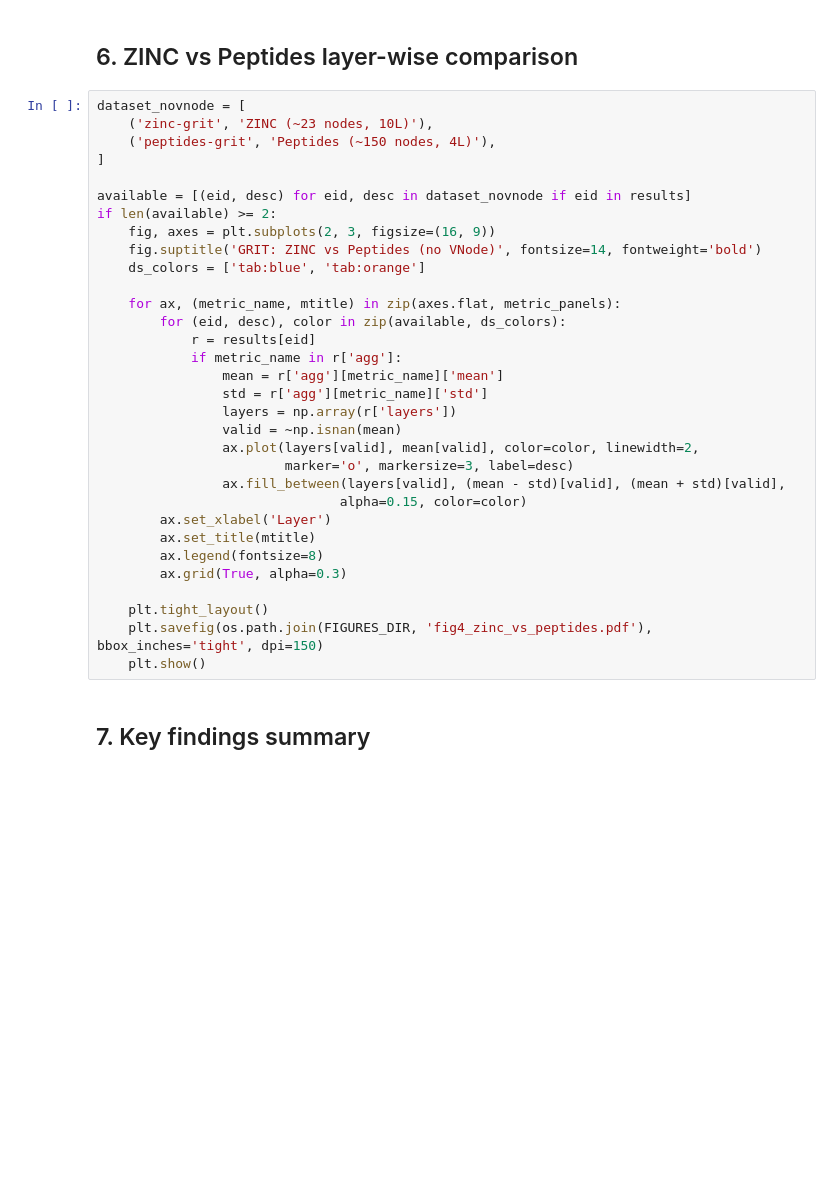
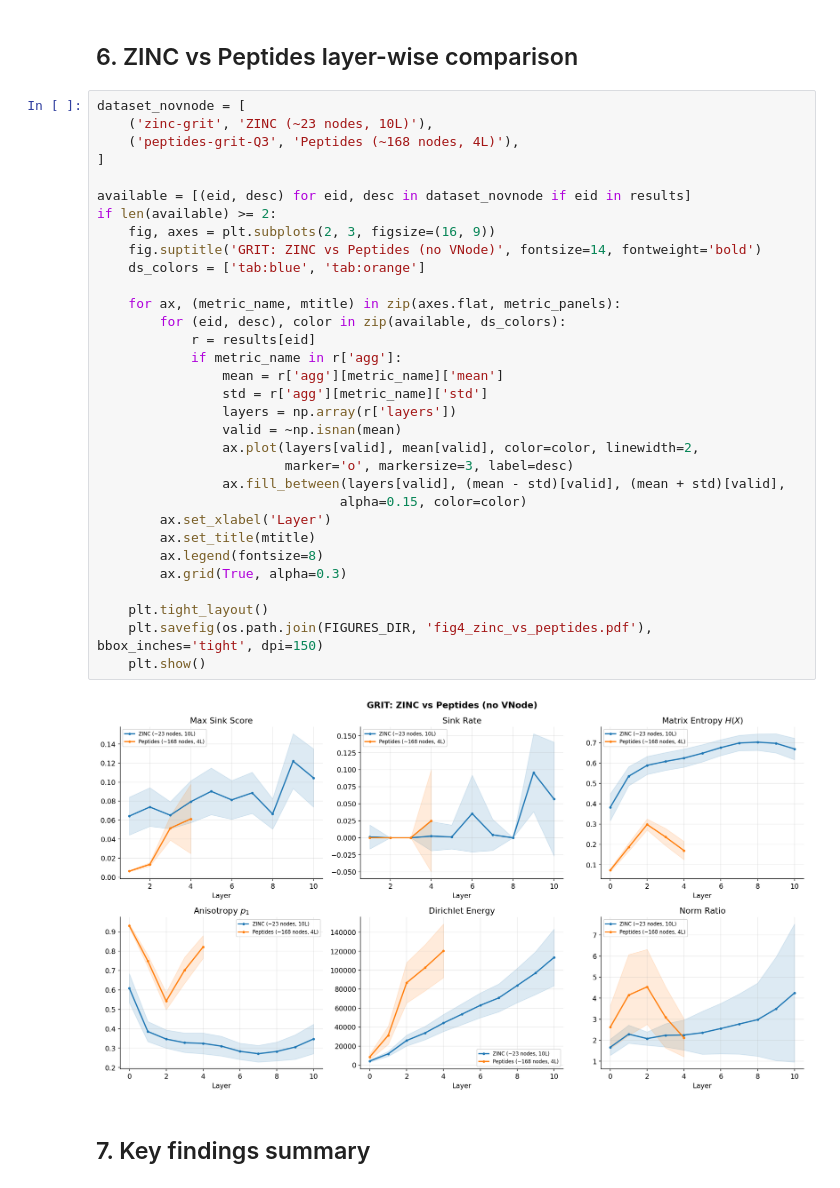
Before and after one commit to alexandre-bismuth/Geometric-Deep-Learning, a Jupyter notebook: Mini-Project/source/notebooks/01_cross_dataset.ipynb, the cells around one changed output. Saved outputs shown, nothing was run; the diff lists cells and outputs as text; blank space fills up the shorter version.

Commit message:
Add quartile and notebooks GRIT experiment results

```diff
--- a/Mini-Project/source/notebooks/01_cross_dataset.ipynb
+++ b/Mini-Project/source/notebooks/01_cross_dataset.ipynb
@@ -214,35 +244,37 @@ for novn_id, vn_id, title in vnode_pairs:
 # %%
 dataset_novnode = [
     ('zinc-grit', 'ZINC (~23 nodes, 10L)'),
-    ('peptides-grit', 'Peptides (~150 nodes, 4L)'),
+    ('peptides-grit-Q3', 'Peptides (~168 nodes, 4L)'),
 ]
 
 available = [(eid, desc) for eid, desc in dataset_novnode if eid in results]
 if len(available) >= 2:
     fig, axes = plt.subplots(2, 3, figsize=(16, 9))
     fig.suptitle('GRIT: ZINC vs Peptides (no VNode)', fontsize=14, fontweight='bold')
     ds_colors = ['tab:blue', 'tab:orange']
 
     for ax, (metric_name, mtitle) in zip(axes.flat, metric_panels):
         for (eid, desc), color in zip(available, ds_colors):
             r = results[eid]
             if metric_name in r['agg']:
                 mean = r['agg'][metric_name]['mean']
                 std = r['agg'][metric_name]['std']
                 layers = np.array(r['layers'])
                 valid = ~np.isnan(mean)
                 ax.plot(layers[valid], mean[valid], color=color, linewidth=2,
                         marker='o', markersize=3, label=desc)
                 ax.fill_between(layers[valid], (mean - std)[valid], (mean + std)[valid],
                                alpha=0.15, color=color)
         ax.set_xlabel('Layer')
         ax.set_title(mtitle)
         ax.legend(fontsize=8)
         ax.grid(True, alpha=0.3)
 
     plt.tight_layout()
     plt.savefig(os.path.join(FIGURES_DIR, 'fig4_zinc_vs_peptides.pdf'), bbox_inches='tight', dpi=150)
     plt.show()
+# %% [output]
+[figure, added]
 # %% [markdown]
 ## 7. Key findings summary
 # %%
```
Also changed, not shown: parts of 7 cells of this notebook, 32 other files.
